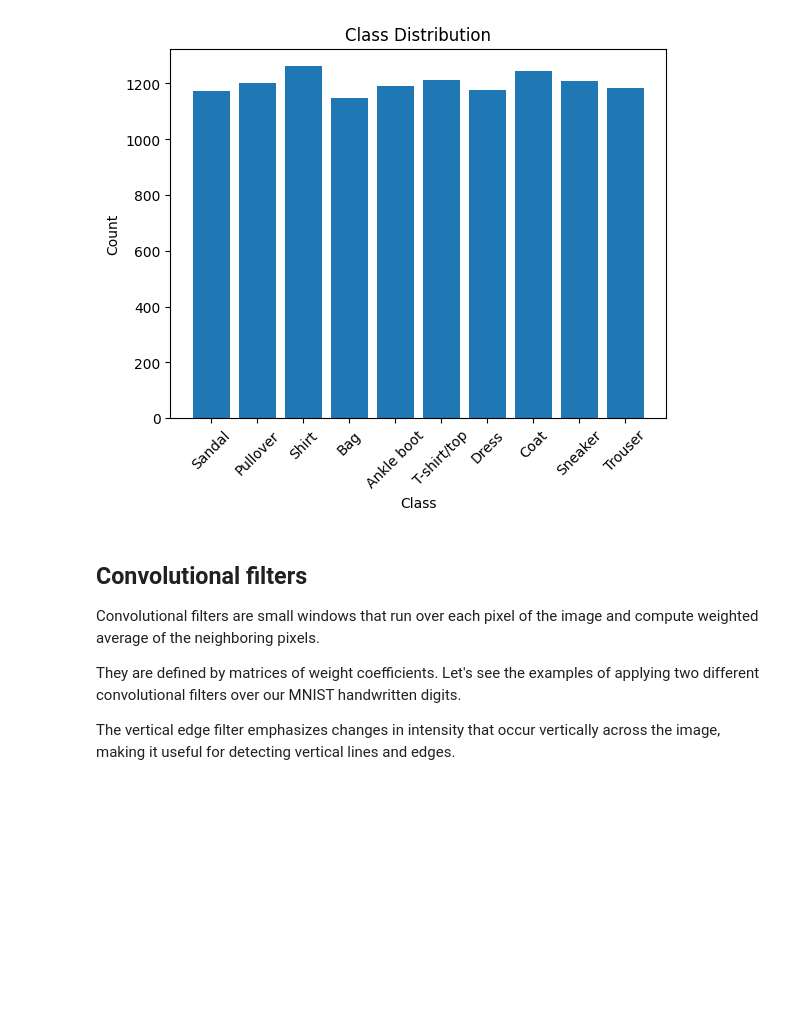
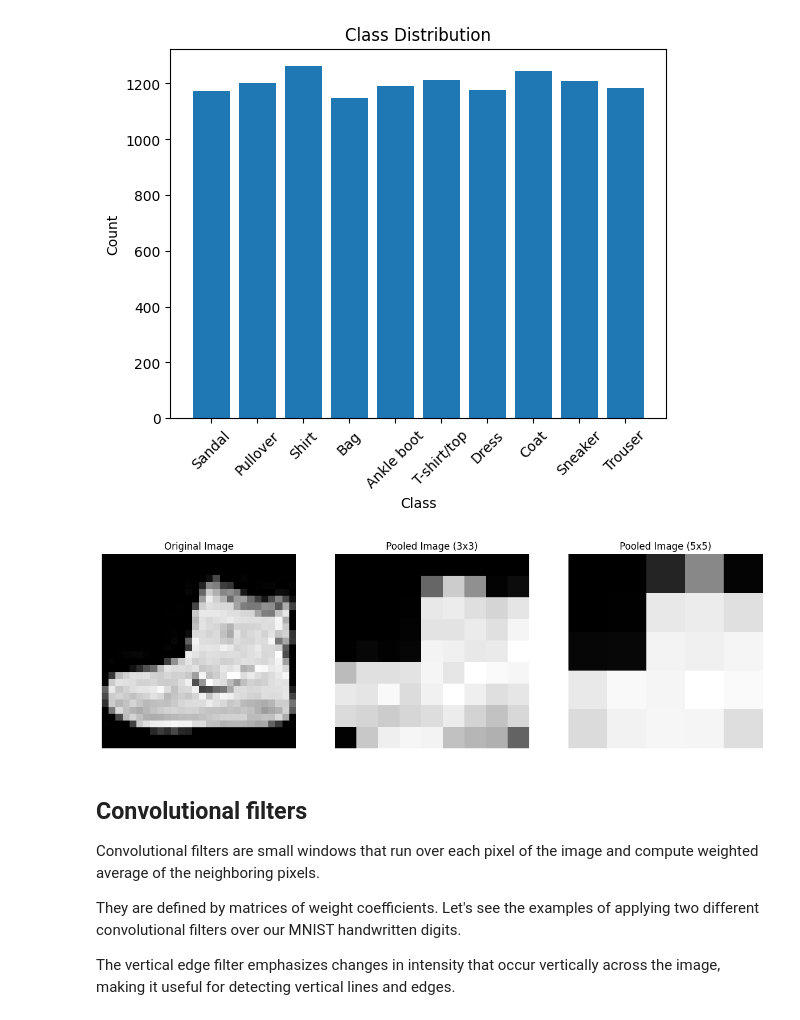
Before and after one commit to Konkuk-Univ-Glocal-Campus/introai202401-midterm-2wnsqo, a Jupyter notebook: ConvNetsPyTorch.ipynb, the cells around one changed output. Drawn from its saved outputs; the diff is of its cells as text; code cells hidden in the pictures; blank space fills up the shorter version.

```diff
--- a/ConvNetsPyTorch.ipynb
+++ b/ConvNetsPyTorch.ipynb
@@ -83,6 +81,40 @@ plot_class_distribution(data_test)
 [figure]
 [figure]
 [figure]
+# %%
+# 폴링 레이어
+# Max Pooling을 정의합니다. kernel_size를 각각 3과 5로 설정하여 3x3 및 5x5 Max Pooling을 적용합니다.
+max_pool_3 = nn.MaxPool2d(kernel_size=3) # 3*3 max pooling
+max_pool_5 = nn.MaxPool2d(kernel_size=5) # 5*5 max pooling
+
+# 데이터셋에서 첫 번째 이미지를 가져옵니다.
+image, _ = data_full[0]
+
+# Max Pooling을 각각 적용합니다.
+pooled_image_3 = max_pool_3(image.unsqueeze(0))  # 3x3 Max Pooling 적용
+pooled_image_5 = max_pool_5(image.unsqueeze(0))  # 5x5 Max Pooling 적용
+
+# 원본 이미지와 Max Pooling 결과를 시각화합니다.
+fig, ax = plt.subplots(1, 3, figsize=(15, 5))
+
+# 원본 이미지를 표시합니다.
+ax[0].imshow(image.squeeze(), cmap='gray')
+ax[0].set_title('Original Image')
+ax[0].axis('off')
+
+# 3x3 Max Pooling 결과를 표시합니다.
+ax[1].imshow(pooled_image_3.squeeze().numpy(), cmap='gray')
+ax[1].set_title('Pooled Image (3x3)')
+ax[1].axis('off')
+
+# 5x5 Max Pooling 결과를 표시합니다.
+ax[2].imshow(pooled_image_5.squeeze().numpy(), cmap='gray')
+ax[2].set_title('Pooled Image (5x5)')
+ax[2].axis('off')
+
+plt.show()
+# %% [output]
+[figure, added]
 # %% [markdown]
 ## Convolutional filters
 
```
Also changed, not shown: parts of 4 cells of this notebook.
